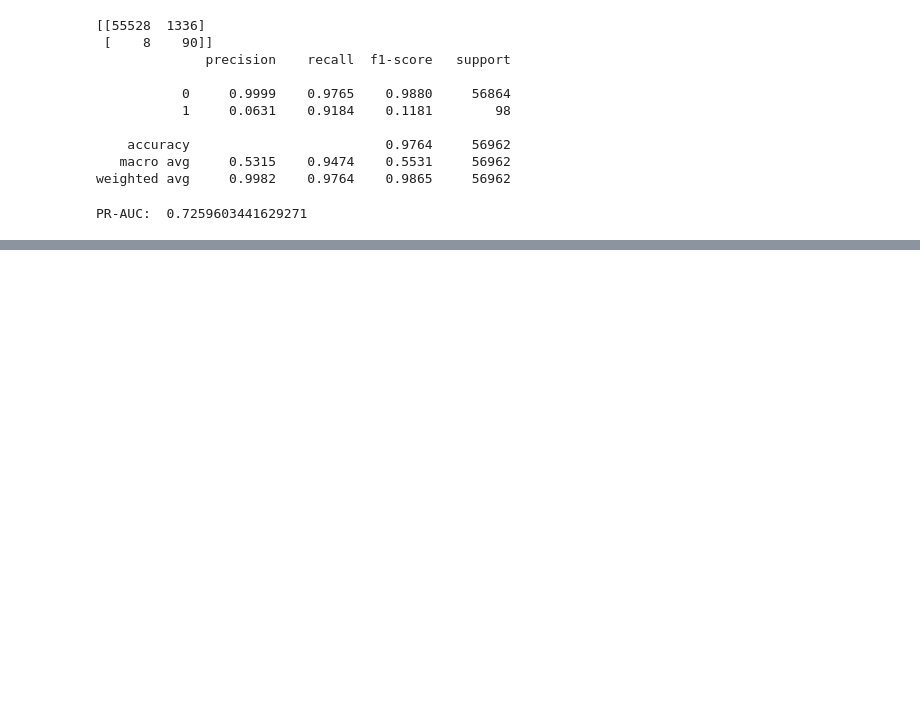
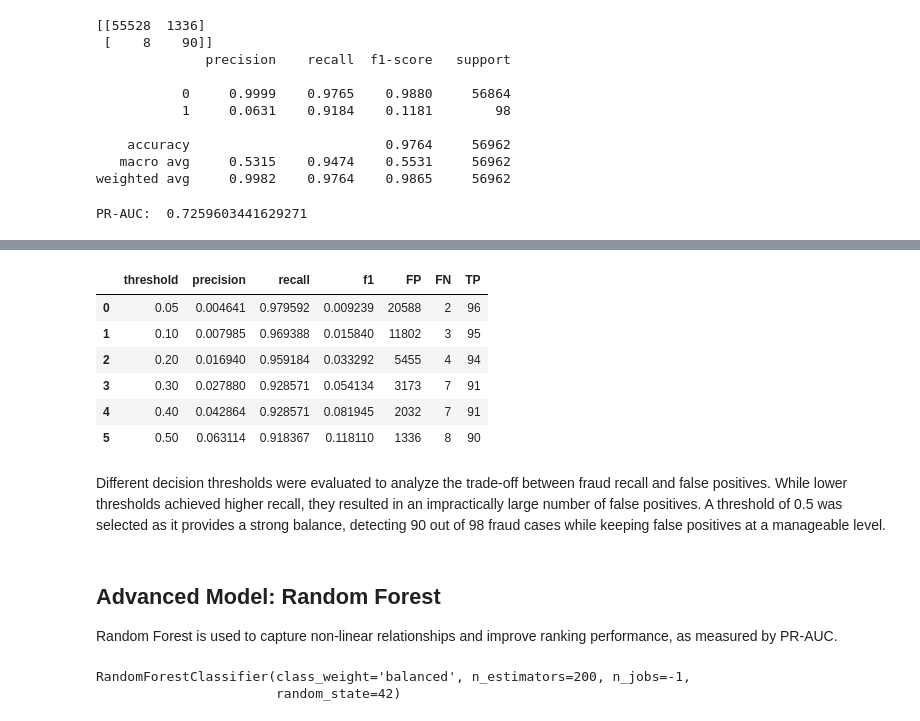
Before and after one commit to anjum08110/fraud_detection_credit_card, a Jupyter notebook: notebooks/models.ipynb, the cells around one changed output, grey strips where cells are left out. Drawn from its saved outputs; the diff is of its cells as text; code cells hidden in the pictures; blank space fills up the shorter version.

```diff
--- a/notebooks/models.ipynb
+++ b/notebooks/models.ipynb
@@ -86,0 +109,49 @@ PR-AUC:  0.7259603441629271
+# %%
+from sklearn.metrics import precision_score, recall_score, f1_score, confusion_matrix
+
+thresholds= [0.05,0.1,0.2,0.3,0.4,0.5]
+rows=[]
+
+for t in thresholds:
+    y_pres_t= (y_probs >= t).astype(int)
+
+    precision= precision_score(y_test, y_pres_t, zero_division=0)
+    recall= recall_score(y_test, y_pres_t, zero_division=0)
+    f1= f1_score(y_test, y_pres_t, zero_division=0)
+
+    tn,fp,fn,tp = confusion_matrix(y_test,y_pres_t).ravel()
+
+    rows.append({"threshold" :t,
+                 "precision": precision,
+                 "recall":recall,
+                 "f1": f1,
+                 "FP": fp,
+                 "FN": fn,
+                 "TP": tp
+                 })
+
+results = pd.DataFrame(rows)
+results
+# %% [output]
+|  | threshold | precision | recall | f1 | FP | FN | TP |
+| 0 | 0.05 | 0.004641 | 0.979592 | 0.009239 | 20588 | 2 | 96 |
+| 1 | 0.10 | 0.007985 | 0.969388 | 0.015840 | 11802 | 3 | 95 |
+| 2 | 0.20 | 0.016940 | 0.959184 | 0.033292 | 5455 | 4 | 94 |
+| 3 | 0.30 | 0.027880 | 0.928571 | 0.054134 | 3173 | 7 | 91 |
+| 4 | 0.40 | 0.042864 | 0.928571 | 0.081945 | 2032 | 7 | 91 |
+| 5 | 0.50 | 0.063114 | 0.918367 | 0.118110 | 1336 | 8 | 90 |
+# %% [markdown]
+Different decision thresholds were evaluated to analyze the trade-off between fraud recall and false positives. While lower thresholds achieved higher recall, they resulted in an impractically large number of false positives. A threshold of 0.5 was selected as it provides a strong balance, detecting 90 out of 98 fraud cases while keeping false positives at a manageable level.
+# %% [markdown]
+## Advanced Model: Random Forest
+
+Random Forest is used to capture non-linear relationships and improve ranking performance, as measured by PR-AUC.
+# %%
+from sklearn.ensemble import RandomForestClassifier
+
+rf= RandomForestClassifier(n_estimators=200, random_state=42, class_weight="balanced",n_jobs=-1)
+
+rf.fit(X_train,y_train)
+# %% [output]
+RandomForestClassifier(class_weight='balanced', n_estimators=200, n_jobs=-1,
+                       random_state=42)
```
Also changed, not shown: parts of 12 cells of this notebook, 2 other files.
